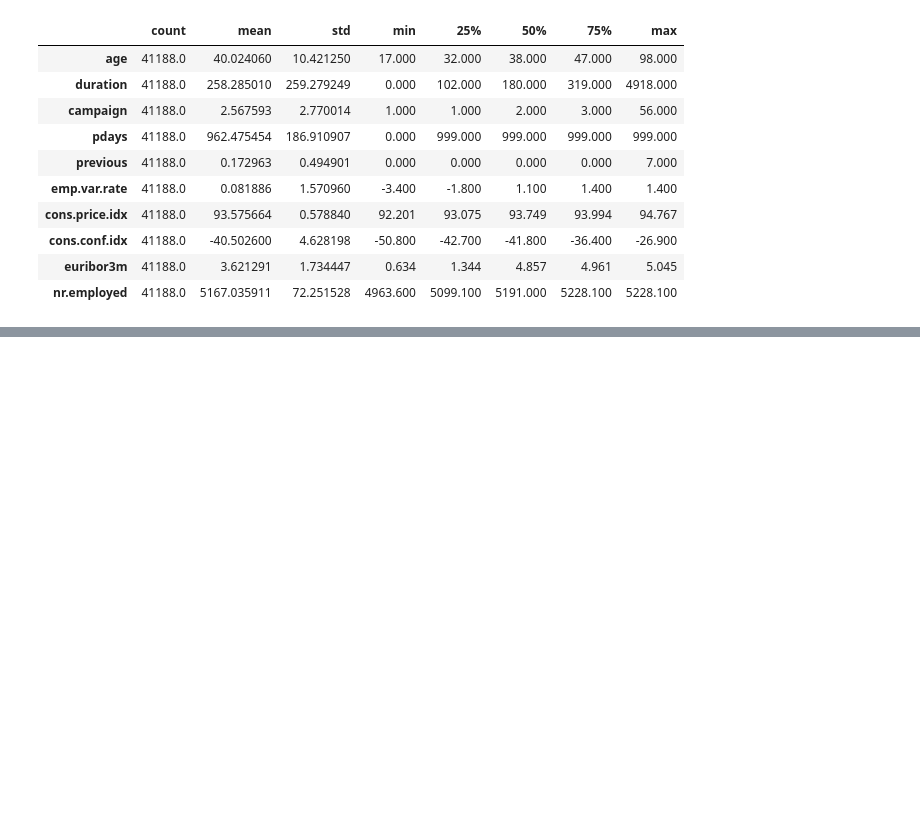
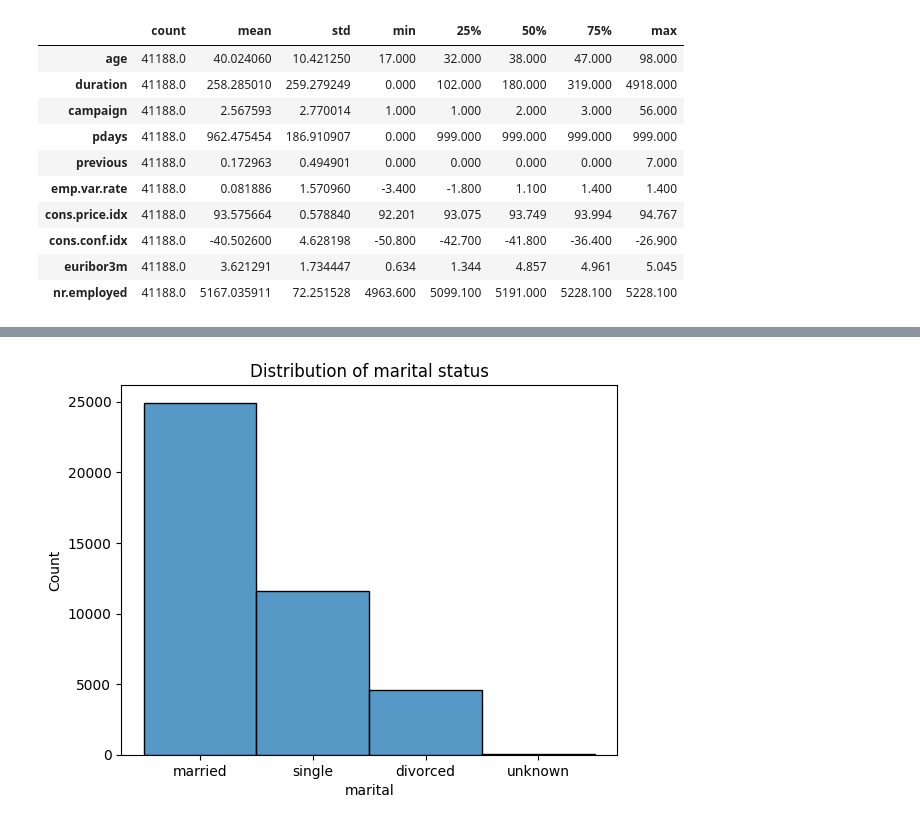
Before and after one commit to Makafui-Kwawu/Bank-Customers-Term-Deposit-Prediction, a Jupyter notebook: notebook/term_deposit_prediction.ipynb, the cells around one changed output, grey strips where cells are left out. Drawn from its saved outputs; the diff is of its cells as text; code cells hidden in the pictures; blank space fills up the shorter version.

```diff
--- a/notebook/term_deposit_prediction.ipynb
+++ b/notebook/term_deposit_prediction.ipynb
@@ -1097,0 +248,8 @@ joblib.dump(encoder, '../models/encoder.joblib')
+# %%
+# Distribution of outcome marital status
+sns.histplot(data = df['marital'])
+
+plt.title('Distribution of marital status')
+plt.show()
+# %% [output]
+[figure, added]
```
Also changed, not shown: parts of 172 cells of this notebook, 6 other files.
